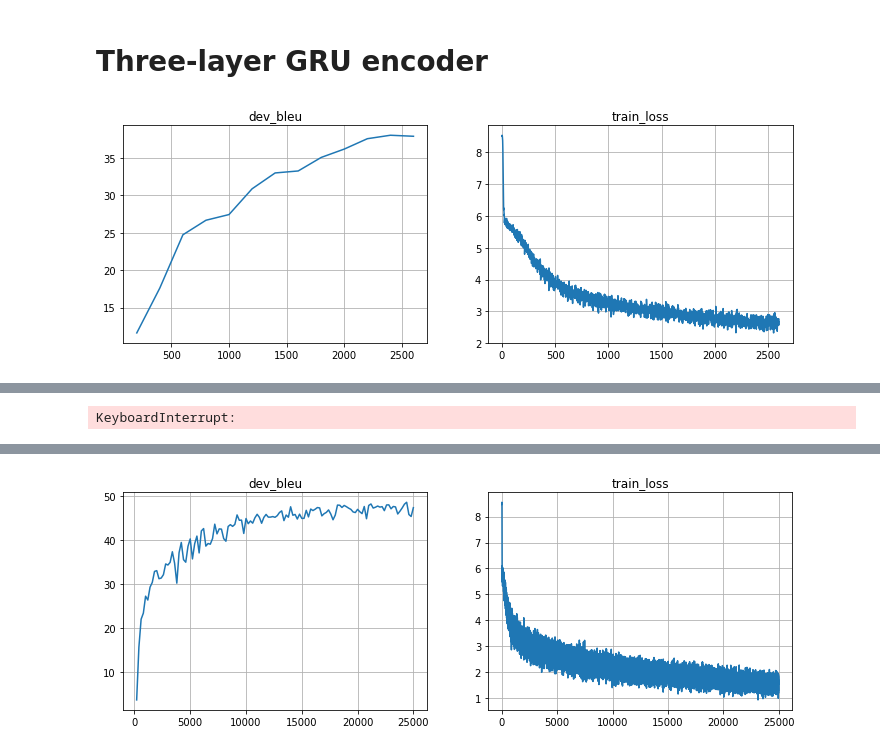
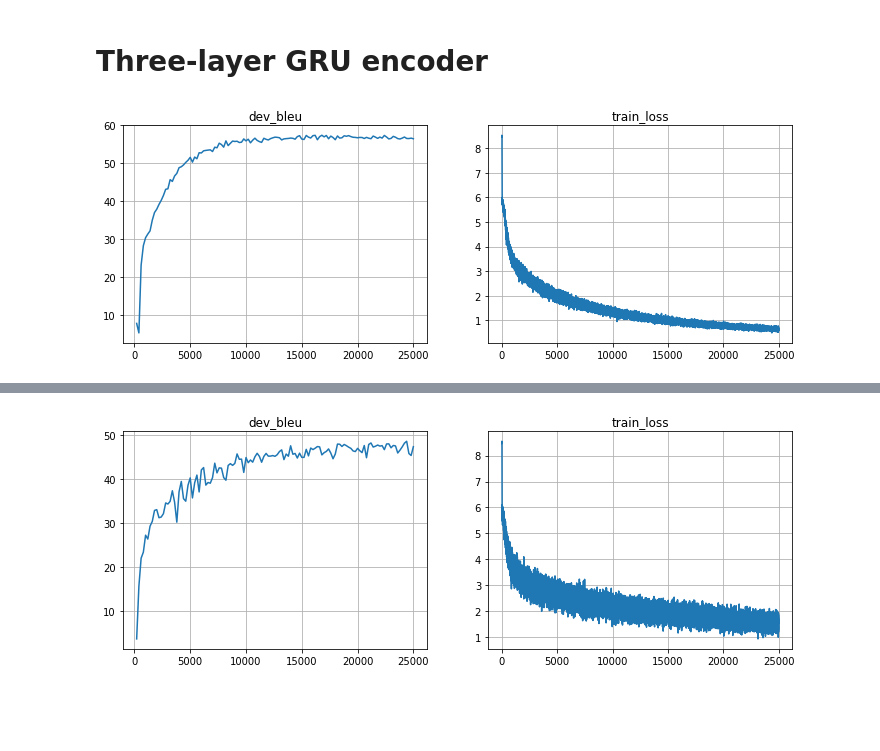
Before and after one commit to penguin138/nlp_course, a Jupyter notebook: week4_seq2seq/practice.ipynb, the cells around one changed output, grey strips where cells are left out. Cells and saved outputs as stored; diff of their text form; code cells hidden in the pictures; blank space fills up the shorter version.

```diff
--- a/week4_seq2seq/practice.ipynb
+++ b/week4_seq2seq/practice.ipynb
@@ -1046,28 +924,43 @@ Tensor("model_attn/strided_slice_1:0", shape=(?, 7801), dtype=float32)
 # %% [markdown]
 # Three-layer GRU encoder
 # %%
+tf.reset_default_graph()
+sess = tf.InteractiveSession()
+model = AttentiveModelV2('model_attn', inp_voc, out_voc, cell_type="gru",
+                         num_encoder_layers=3)
+
+inp = tf.placeholder('int32', [None, None])
+out = tf.placeholder('int32', [None, None])
+
+loss = compute_loss(model, inp, out)
+train_step = tf.train.AdamOptimizer().minimize(loss)
+
+metrics = {'train_loss': [], 'dev_bleu': []}
+sess.run(tf.global_variables_initializer())
+batch_size = 128
+
 for _ in trange(25000):
     step = len(metrics['train_loss']) + 1
     batch_ix = np.random.randint(len(train_inp), size=batch_size)
     feed_dict = {
         inp: inp_voc.to_matrix(train_inp[batch_ix]),
         out: out_voc.to_matrix(train_out[batch_ix]),
     }
 
     loss_t, _ = sess.run([loss, train_step], feed_dict)
     metrics['train_loss'].append((step, loss_t))
 
     if step % 200 == 0:
-        metrics['dev_bleu'].append((step, compute_bleu(model, dev_inp, dev_out)))
+        metrics['dev_bleu'].append((step, compute_bleu(model, dev_inp[:128], dev_out[:128])))
 
         clear_output(True)
         plt.figure(figsize=(12,4))
         for i, (name, history) in enumerate(sorted(metrics.items())):
             plt.subplot(1, len(metrics), i + 1)
             plt.title(name)
             plt.plot(*zip(*history))
             plt.grid()
         plt.show()
         print("Mean loss=%.3f" % np.mean(metrics['train_loss'][-10:], axis=0)[1], flush=True)
 # %% [output]
-[figure, old version]
+[figure, new version]
@@ -1075 +967,0 @@ Mean loss=2.625
-KeyboardInterrupt:
```
Also changed, not shown: parts of 26 cells of this notebook.
